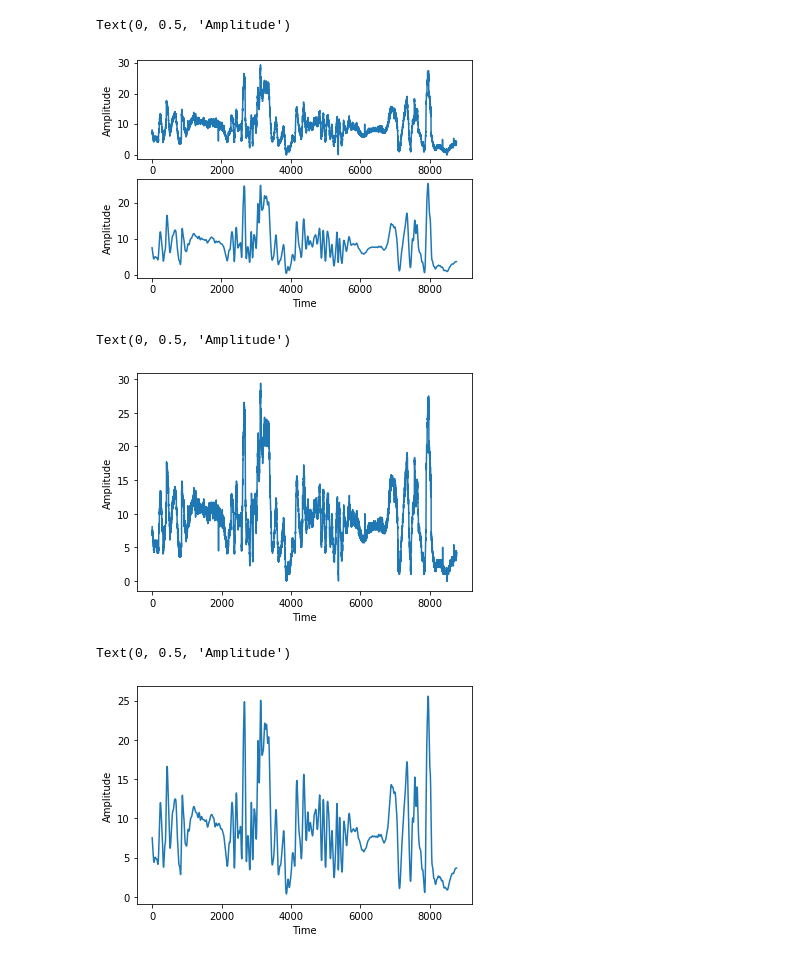
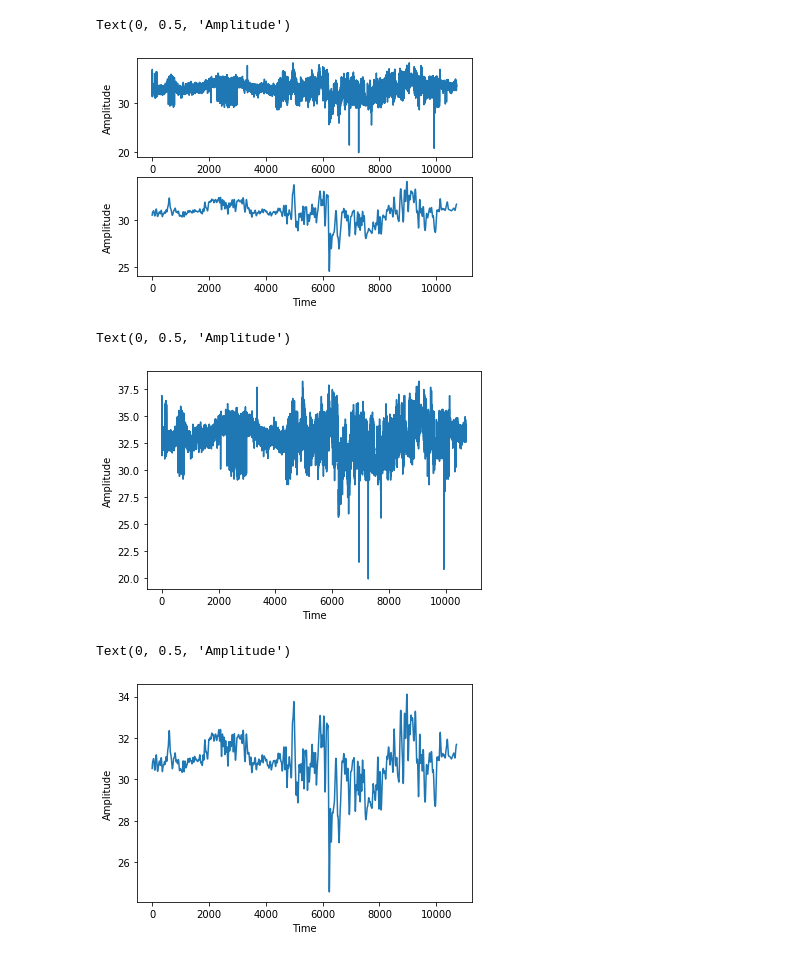
Before and after one commit to SohamPatel/WiFi_ID, a Jupyter notebook: Silence Removal.ipynb, the cells around one changed output. Cells and saved outputs as stored; diff of their text form; code cells hidden in the pictures.

```diff
--- a/Silence Removal.ipynb
+++ b/Silence Removal.ipynb
@@ -5,41 +5,43 @@ import scipy.io as sio
 import math
 from scipy.signal import butter, lfilter, filtfilt, medfilt
 
-matlab_file = './Sushant_CSI/1m/backward_converted/log_3.mat'
+matlab_file = './Sushant_CSI/1m/backward_converted/log_2.mat'
 # %%
+# Butterworth shit here.
+
 mat_contents = sio.loadmat(matlab_file)
 antenna_1 = mat_contents['M']
-subcarrier = 0   # Selected Subcarrier
+subcarrier = 25   # Selected Subcarrier
 fs = 1627        # Sampling Frequency
 flt_ord = 12      # Filter order number
 
 x_axis = []
 y_axis = []
 for i in range(0, len(antenna_1)):
     x_axis.append(i)
     y_axis.append(antenna_1[i][subcarrier])
 
 # plt.specgram(y_axis, Fs=1000, cmap='viridis', NFFT=100, noverlap=99, scale_by_freq=True, xextent=(0,1.627))
 fig, (ax1, ax2) = plt.subplots(2)
 ax1.plot(y_axis)
 ax1.set_xlabel('Time')
 ax1.set_ylabel('Amplitude')
 
 b, a = butter(flt_ord, 30/(fs/2), 'lowpass', analog=False)
 output = filtfilt(b, a, y_axis)
 ax2.plot(output)
 ax2.set_xlabel('Time')
 ax2.set_ylabel('Amplitude')
 # %% [output]
 Text(0, 0.5, 'Amplitude')
-[figure, old version]
+[figure, new version]
 # %%
 plt.plot(y_axis)
 plt.xlabel('Time')
 plt.ylabel('Amplitude')
 # %% [output]
 Text(0, 0.5, 'Amplitude')
-[figure, old version]
+[figure, new version]
 # %%
 flt_ord = 12
 b, a = butter(flt_ord, 30/(fs/2), 'lowpass', analog=False)
@@ -49,7 +51,7 @@ plt.xlabel('Time')
 plt.ylabel('Amplitude')
 # %% [output]
 Text(0, 0.5, 'Amplitude')
-[figure, old version]
+[figure, new version]
 # %%
 flt_ord = 5
 b, a = butter(flt_ord, 30/(fs/2), 'lowpass', analog=False)
```
Also changed, not shown: parts of 6 cells of this notebook.
